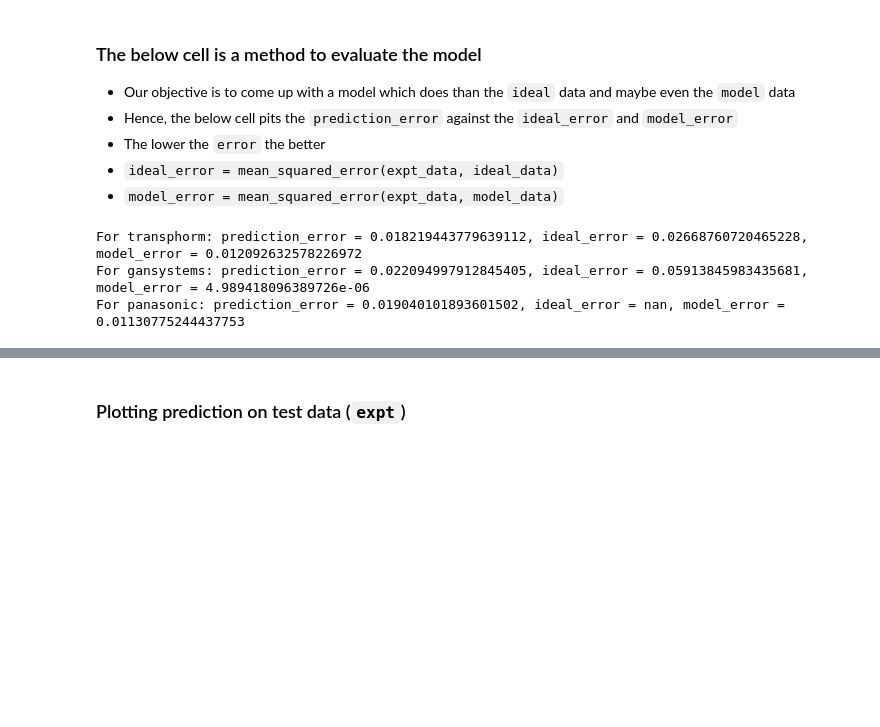
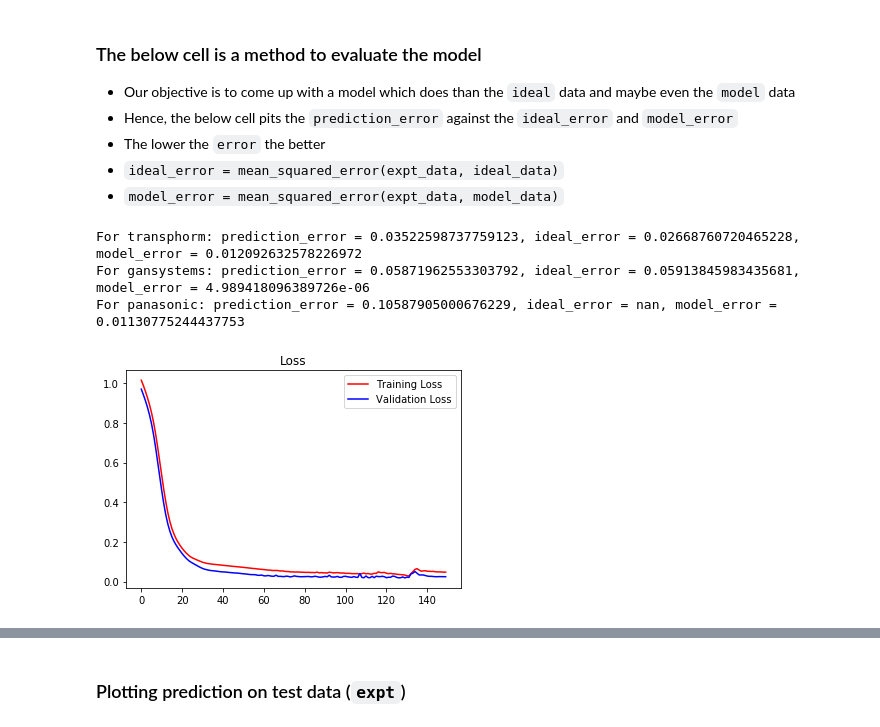
Before and after one commit to srbhchandra/NN_learn, a Jupyter notebook: GaN voltage prediction 2018-02-17.ipynb, the cells around one changed output, grey strips where cells are left out. Saved outputs shown, nothing was run; the diff lists cells and outputs as text; code cells hidden in the pictures; blank space fills up the shorter version.

```diff
--- a/GaN voltage prediction 2018-02-17.ipynb
+++ b/GaN voltage prediction 2018-02-17.ipynb
@@ -307,8 +306,10 @@ max_time_sequence = x_train.shape[1]
 # %%
 # input : (batch_size, max_time_sequence, input_dim)
 model = Sequential()
-#model.add(GRU(64, return_sequences=True, dropout=0.2, recurrent_dropout=0.2, input_shape=(max_time_sequence, 2)))
-model.add(GRU(64, return_sequences=True, input_shape=(max_time_sequence, 2)))
+nodes = [32, 32]
+# model.add(GRU(64, return_sequences=True, input_shape=(max_time_sequence, 2)))
+model.add(LSTM(nodes[0], return_sequences=True, dropout=0.2, recurrent_dropout=0.2, input_shape=(max_time_sequence, 2)))
+model.add(LSTM(nodes[1], return_sequences=True, dropout=0.2, recurrent_dropout=0.2))
 model.add(Dense(1, kernel_initializer='normal'))
 model.summary()
 # %% [output]
@@ -324,12 +327,13 @@ Trainable params: 12,929
 Non-trainable params: 0
 _________________________________________________________________
-# %%
-model.compile(loss='mean_squared_error', optimizer='adam')
+# %%
+opt = Adam(lr=0.0001)  # default: 0.001
+model.compile(loss='mean_squared_error', optimizer=opt)
 # %%
 time = datetime.now().strftime('%Y%m%d%H%M')
-model_saver = ModelCheckpoint(filepath="models/gan-{}-".format(time) + "epoch_{epoch:02d}-val_loss_{val_loss:.2f}.h5",
-                              monitor='val_loss',
-                              save_best_only=True)
+nodes_str = '_'.join(map(str, nodes))
+filename = f"models/gan-{nodes_str}-{time}-" + "epoch_{epoch:02d}-val_loss_{val_loss:.2f}.h5"
+model_saver = ModelCheckpoint(filepath=filename, monitor='val_loss', save_best_only=True)
 
 history = model.fit(x_train, y_train,
                     batch_size=8,
@@ -386,6 +389,18 @@ for pred_error, (_, row) in zip(pred_errors, test_df.iterrows()):
     model_error = _df[df.graph_type == 'model'].c2_loss.tolist()[0]
     print(f'For {row.device_name}: prediction_error = {pred_error}, ideal_error = {ideal_error}, model_error = {model_error}')
 # %% [output]
-For transphorm: prediction_error = 0.018219443779639112, ideal_error = 0.02668760720465228, model_error = 0.012092632578226972
-For gansystems: prediction_error = 0.022094997912845405, ideal_error = 0.05913845983435681, model_error = 4.989418096389726e-06
-For panasonic: prediction_error = 0.019040101893601502, ideal_error = nan, model_error = 0.01130775244437753
+For transphorm: prediction_error = 0.03522598737759123, ideal_error = 0.02668760720465228, model_error = 0.012092632578226972
+For gansystems: prediction_error = 0.05871962553303792, ideal_error = 0.05913845983435681, model_error = 4.989418096389726e-06
+For panasonic: prediction_error = 0.10587905000676229, ideal_error = nan, model_error = 0.01130775244437753
+# %%
+def plot_loss(list1, label1, list2=None, label2=None, title='Plot'):
+    plt.figure()
+    plt.title(title)
+    plt.plot(list1, 'r', label=label1)
+    if list2 is not None and list2 is not []:
+        plt.plot(list2, 'b', label=label2)
+    plt.legend()
+
+plot_acc_loss(history.history['loss'], 'Training Loss', history.history['val_loss'], 'Validation Loss', 'Loss')
+# %% [output]
+[figure, added]
```
Also changed, not shown: parts of 7 cells of this notebook.
